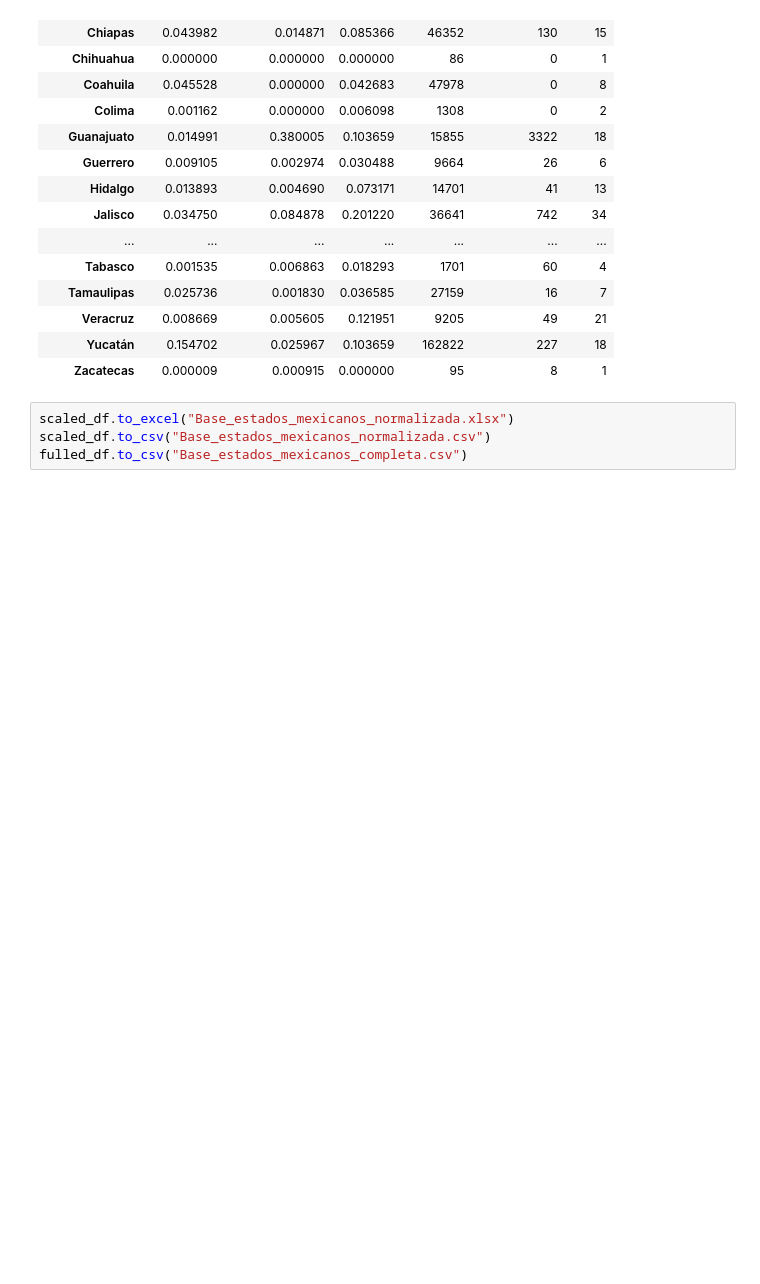
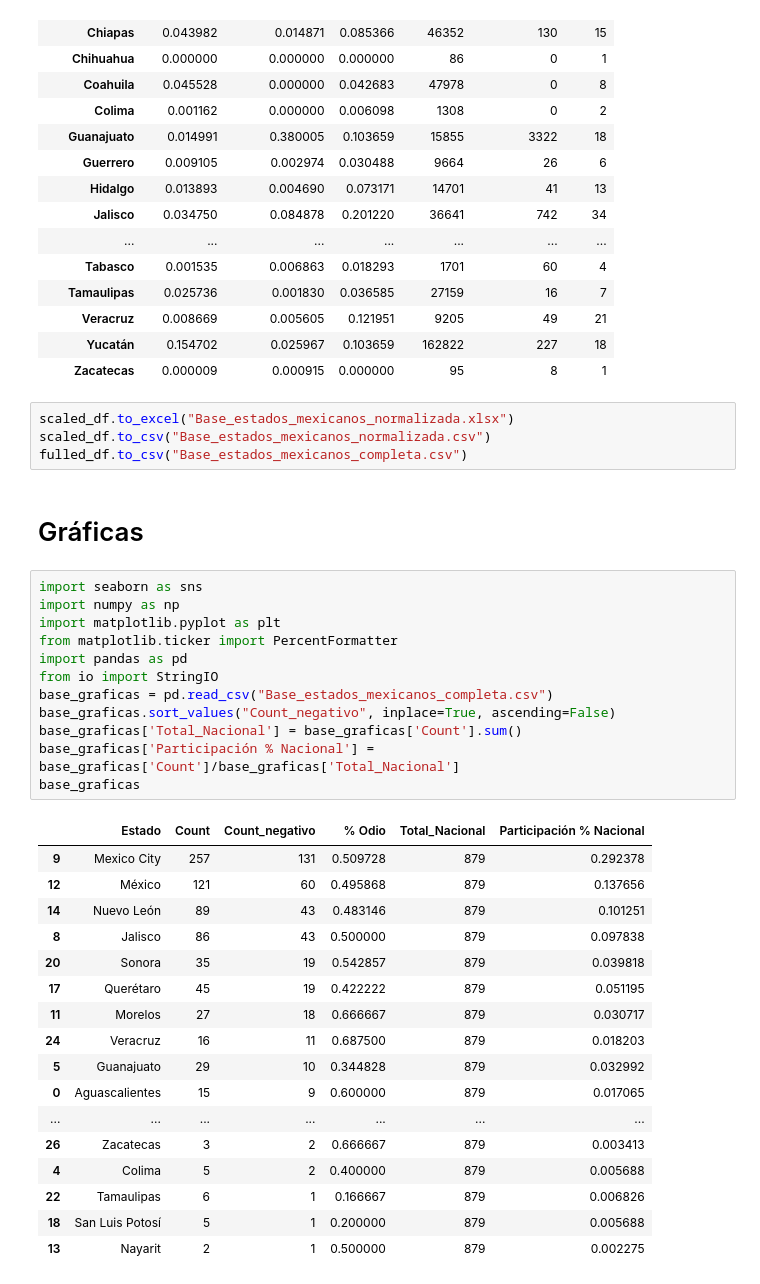
Before and after one commit to jordinola1470/BX-Codes, a Jupyter notebook: Racismo/Procesamiento_base_racismo_mx.ipynb, the cells around one changed output. Drawn from its saved outputs; the diff is of its cells as text; blank space fills up the shorter version.

```diff
--- a/Racismo/Procesamiento_base_racismo_mx.ipynb
+++ b/Racismo/Procesamiento_base_racismo_mx.ipynb
@@ -216,3 +216,35 @@ fulled_df
 scaled_df.to_excel("Base_estados_mexicanos_normalizada.xlsx")
 scaled_df.to_csv("Base_estados_mexicanos_normalizada.csv")
 fulled_df.to_csv("Base_estados_mexicanos_completa.csv")
+# %% [markdown]
+# Gráficas
+# %%
+import seaborn as sns
+import numpy as np
+import matplotlib.pyplot as plt
+from matplotlib.ticker import PercentFormatter
+import pandas as pd
+from io import StringIO
+base_graficas = pd.read_csv("Base_estados_mexicanos_completa.csv")
+base_graficas.sort_values("Count_negativo", inplace=True, ascending=False)
+base_graficas['Total_Nacional'] = base_graficas['Count'].sum()
+base_graficas['Participación % Nacional'] = base_graficas['Count']/base_graficas['Total_Nacional']
+base_graficas
+# %% [output]
+|  | Estado | Count | Count_negativo | % Odio | Total_Nacional | Participación % Nacional |
+| 9 | Mexico City | 257 | 131 | 0.509728 | 879 | 0.292378 |
+| 12 | México | 121 | 60 | 0.495868 | 879 | 0.137656 |
+| 14 | Nuevo León | 89 | 43 | 0.483146 | 879 | 0.101251 |
+| 8 | Jalisco | 86 | 43 | 0.500000 | 879 | 0.097838 |
+| 20 | Sonora | 35 | 19 | 0.542857 | 879 | 0.039818 |
+| 17 | Querétaro | 45 | 19 | 0.422222 | 879 | 0.051195 |
+| 11 | Morelos | 27 | 18 | 0.666667 | 879 | 0.030717 |
+| 24 | Veracruz | 16 | 11 | 0.687500 | 879 | 0.018203 |
+| 5 | Guanajuato | 29 | 10 | 0.344828 | 879 | 0.032992 |
+| 0 | Aguascalientes | 15 | 9 | 0.600000 | 879 | 0.017065 |
+| ... | ... | ... | ... | ... | ... | ... |
+| 26 | Zacatecas | 3 | 2 | 0.666667 | 879 | 0.003413 |
+| 4 | Colima | 5 | 2 | 0.400000 | 879 | 0.005688 |
+| 22 | Tamaulipas | 6 | 1 | 0.166667 | 879 | 0.006826 |
+| 18 | San Luis Potosí | 5 | 1 | 0.200000 | 879 | 0.005688 |
+| 13 | Nayarit | 2 | 1 | 0.500000 | 879 | 0.002275 |
```
Also changed, not shown: parts of 5 cells of this notebook, 5 other files.
